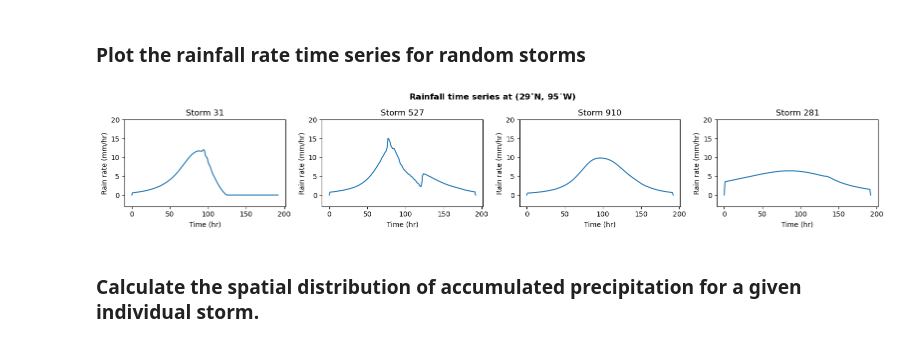
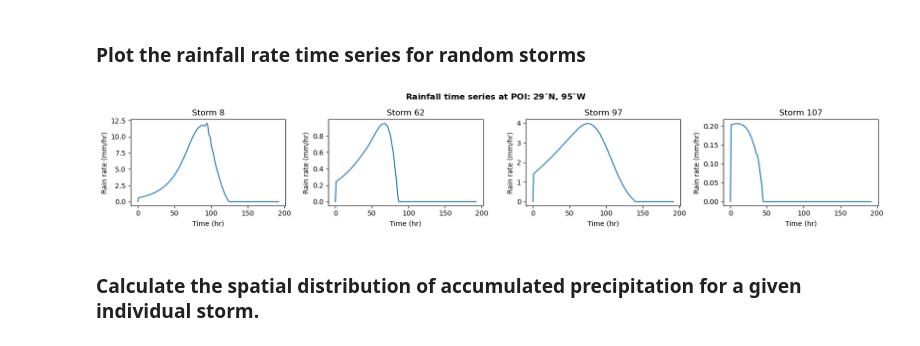
Before and after one commit to levuvietphong/pyTCR, a Jupyter notebook: notebooks/ex2_rainfall_generation.ipynb, the cells around one changed output. Cells and saved outputs as stored; diff of their text form; code cells hidden in the pictures.

```diff
--- a/notebooks/ex2_rainfall_generation.ipynb
+++ b/notebooks/ex2_rainfall_generation.ipynb
@@ -64,6 +77,6 @@ ds, lat_trks, lon_trks, n_trk, v_trks, vmax_trks, u850_trks, v850_trks, \
 # %%
 rm_trks = tcr_wind.estimate_radius_wind(
-    ds, lat_trks, vmax_trks, n_trk, data_directory=data_directory, model=model,
+    ds, lat_trks, vmax_trks, n_trks, data_directory=data_directory, model=model,
     basin='NA', expmnt=expmnt, force_recompute=False
 )
 # %% [output]
@@ -77,13 +90,14 @@ Loading rm_trks...
 lat_poi = 29.5  # degree latitude
 lon_poi = -95.4  # degree longitude
 
-# Currently, no secondary rain bands
-ut, vt, jmax = tcr_wind.utrans(lat_trks, lon_trks)
-
-# Get datetime
-date_trks = tcr_convert.to_datetime_from_netcdf(tc_years, tc_month, tc_time)
-
 # Note: temporarily ignore secondary eyewalls
 rain, rainrate, dayk = tcr_rain.raingen(lat_poi, lon_poi, lat_trks, lon_trks, date_trks, v_trks, rm_trks,
                                         0*v_trks, 0*rm_trks, u850_trks, v850_trks, ut, vt, T600=None)
+
+# Remove tracks that do not cross the domain
+poi_influence_zone = tcr_plot.create_buffer_around_POI(lat_poi, lon_poi, radius=2.5)
+ind_mod = tcr_plot.get_tracks_landfall_region(lat_trks, lon_trks, poi_influence_zone, num_tracks=None)
+
+rain_filtered_tracks = rain[ind_mod]
+rainrate_filtered_tracks = rainrate[ind_mod,:,:,:]
 # %% [markdown]
@@ -100,19 +124,20 @@ Text(0.5, 1.0, 'Accumulated rainfall across all storm events for POI: (29.5$^\\c
 # %% [markdown]
 ### Plot the rainfall rate time series for random storms
 # %%
-storms = np.where(rain>300)[0]
-ind = np.random.choice(storms, 4, replace=False)
-fig,ax = plt.subplots(1,4,figsize=(16,3))
-for k in range(4):
-    ax[k].plot(np.squeeze(rainrate[ind[k],:]))
+num_plots = 4
+ind = np.sort(np.random.choice(len(rain_filtered_tracks), num_plots, replace=False))
+fig, ax = plt.subplots(1, num_plots, figsize=(4*num_plots, 3))
+for k in range(num_plots):
+    ax[k].plot(np.squeeze(rainrate_filtered_tracks[ind[k], :]))
     ax[k].set_xlabel('Time (hr)')
     ax[k].set_ylabel('Rain rate (mm/hr)')
     ax[k].set_title(f'Storm {ind[k]}')
-    ax[k].set_ylim([-3, 20])
-fig.suptitle('Rainfall time series at (29$^{\circ}$N, 95$^{\circ}$W)', fontsize=12, fontweight='bold', y=0.95)
+    # ax[k].set_ylim([-3, 20])
+fig.suptitle('Rainfall time series at POI: 29$^{\circ}$N, 95$^{\circ}$W',
+             fontsize=12, fontweight='bold', y=0.95)
 fig.tight_layout()
 # %% [output]
-[figure, old version]
+[figure, new version]
 # %% [markdown]
 ### Calculate the spatial distribution of accumulated precipitation for a given individual storm.
 # %%
```
Also changed, not shown: parts of 15 cells of this notebook, 8 other files.
